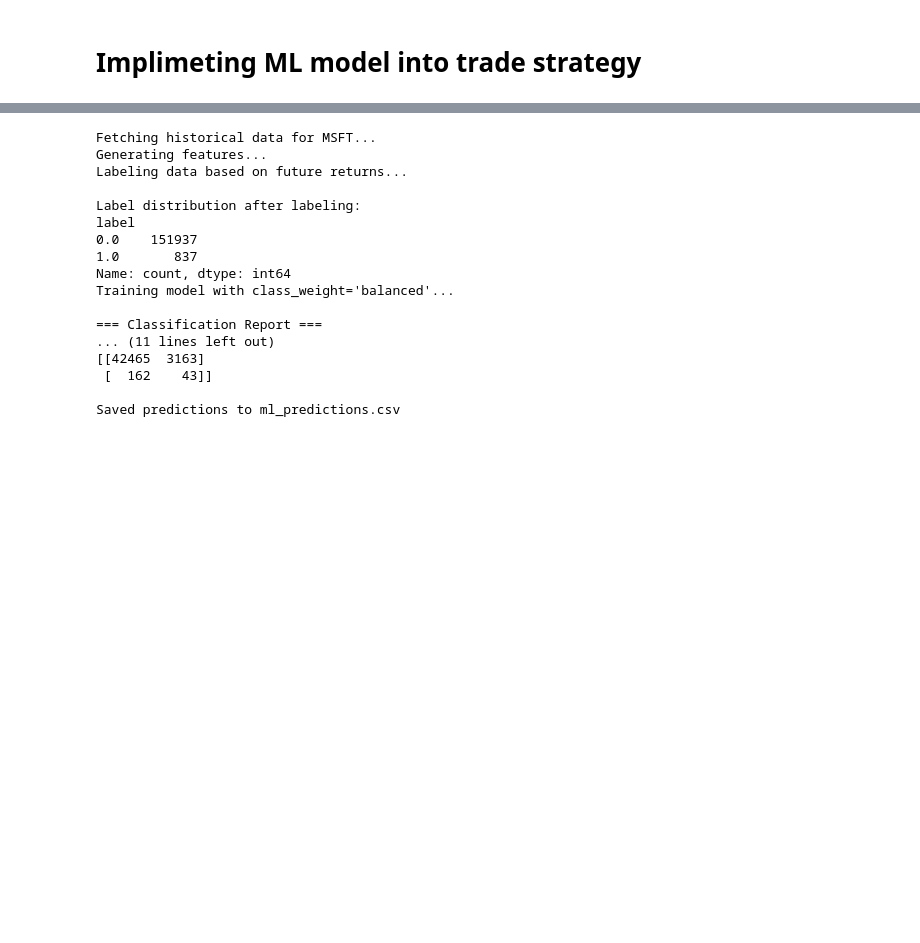
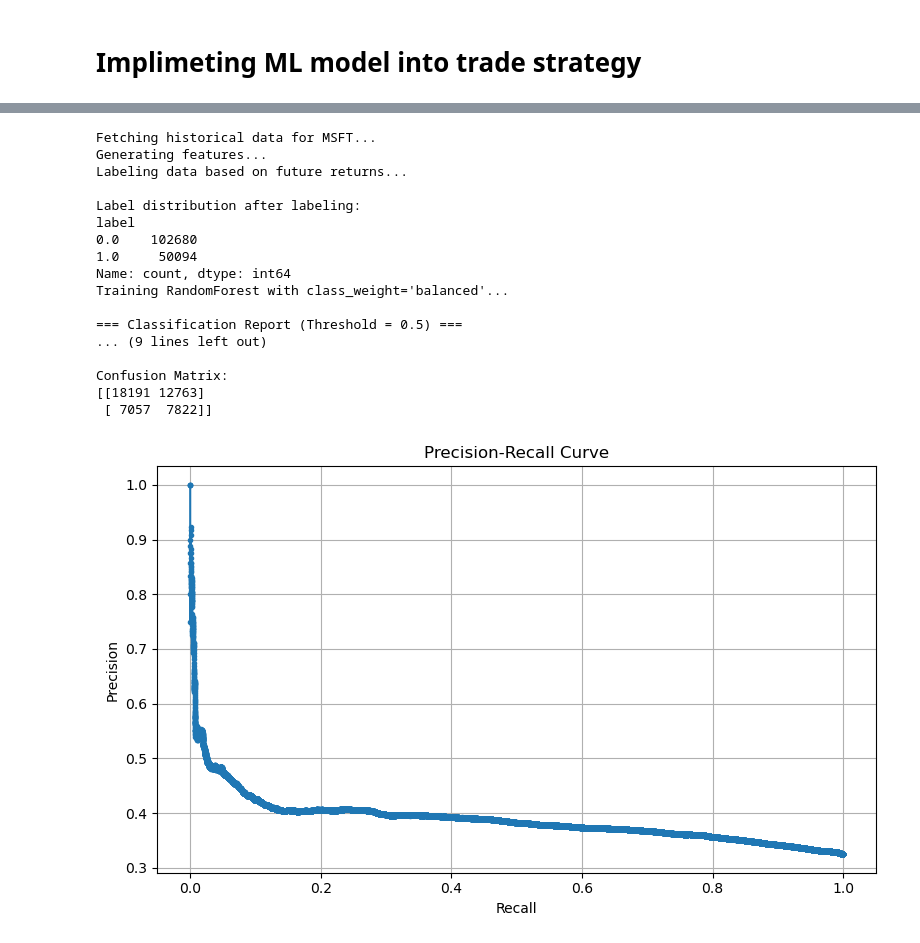
Before and after one commit to apasvenskas/Tesla-Stock-Analysis, a Jupyter notebook: ML_Model.ipynb, the cells around one changed output, grey strips where cells are left out. Cells and saved outputs as stored; diff of their text form; code cells hidden in the pictures; blank space fills up the shorter version.

Commit message:
threshold adjustments and output

```diff
--- a/ML_Model.ipynb
+++ b/ML_Model.ipynb
@@ -35,10 +56,12 @@ data_client = StockHistoricalDataClient(API_KEY, API_SECRET)
 SYMBOL = "MSFT"
 # %%
 LOOKAHEAD_BARS = 30
-RETURN_THRESHOLD = 0.01  # 1%
+RETURN_THRESHOLD = 0.001
+CUSTOM_THRESHOLD = 0.5  # adjust between 0.5 and 0.95
 
-# === Step 1: Fetch historical data ===
+# === Step 1: Fetch Historical Data ===
 print(f"Fetching historical data for {SYMBOL}...")
+data_client = StockHistoricalDataClient(API_KEY, API_SECRET)
 request = StockBarsRequest(
     symbol_or_symbols=[SYMBOL],
     timeframe=TimeFrame.Minute,
@@ -48,7 +71,7 @@ request = StockBarsRequest(
 )
 bars = data_client.get_stock_bars(request).df
 
-# === Step 2: Clean DataFrame ===
+# === Step 2: Clean and Prepare DataFrame ===
 if isinstance(bars.index, pd.MultiIndex):
     df = bars.xs(SYMBOL, level='symbol').reset_index()
 else:
@@ -59,32 +82,28 @@ df['date'] = df['timestamp'].dt.date
 
 # === Step 3: Feature Engineering ===
 print("Generating features...")
-
-# Basic indicators
 df['rsi'] = momentum.RSIIndicator(df['close'], window=14).rsi()
 df['atr'] = volatility.AverageTrueRange(df['high'], df['low'], df['close'], window=14).average_true_range()
 df['macd_diff'] = trend.MACD(df['close']).macd_diff()
 df['vol_rolling'] = df['volume'].rolling(30).mean()
 df['atr_ratio'] = df['atr'] / df['close']
 
-# Trend info
 df['daily_close'] = df.groupby('date')['close'].transform('last')
 df['sma_trend'] = df['daily_close'].rolling(20).mean()
 df['daily_trend'] = np.where(df['daily_close'] > df['sma_trend'], 'up', 'down')
 df['trend_num'] = df['daily_trend'].map({'up': 1, 'down': -1})
 
-# Additional features
+# Advanced features
 df['returns'] = df['close'].pct_change()
 df['volatility'] = df['returns'].rolling(20).std()
 df['volume_spike'] = df['volume'] / df['volume'].rolling(20).mean()
 df['sma_slope'] = df['sma_trend'].diff()
 
-# Lagged momentum features
 for lag in range(1, 4):
     df[f'rsi_lag{lag}'] = df['rsi'].shift(lag)
     df[f'macd_diff_lag{lag}'] = df['macd_diff'].shift(lag)
 
-# === Step 4: Return-Based Labeling ===
+# === Step 4: Label Generation Based on Future Returns ===
 def generate_labels_by_future_return(df, lookahead=30, threshold=0.01):
     labels = []
     for i in range(len(df) - lookahead):
@@ -96,7 +115,7 @@ def generate_labels_by_future_return(df, lookahead=30, threshold=0.01):
 print("Labeling data based on future returns...")
 df['label'] = generate_labels_by_future_return(df, lookahead=LOOKAHEAD_BARS, threshold=RETURN_THRESHOLD)
 
-# === Step 5: Prepare Dataset ===
+# === Step 5: Prepare Training Data ===
 features = [
     'rsi', 'macd_diff', 'vol_rolling', 'atr', 'atr_ratio', 'trend_num',
     'volatility', 'volume_spike', 'sma_slope',
@@ -105,54 +124,75 @@ features = [
 ]
 
 df = df.dropna(subset=features + ['label'])
-
 X = df[features]
 y = df['label']
 
 print("\nLabel distribution after labeling:")
 print(y.value_counts())
 
 # === Step 6: Train/Test Split ===
 X_train, X_test, y_train, y_test = train_test_split(X, y, test_size=0.3, shuffle=False)
 
 # === Step 7: Train Model with Class Weighting ===
-print("Training model with class_weight='balanced'...")
+print(f"Training RandomForest with class_weight='balanced'...")
 model = RandomForestClassifier(
     n_estimators=200,
     max_depth=6,
     class_weight='balanced',
     random_state=42
 )
 model.fit(X_train, y_train)
 
-# === Step 8: Evaluation ===
-y_pred = model.predict(X_test)
-print("\n=== Classification Report ===")
-print(classification_report(y_test, y_pred, zero_division=0))
+# === Step 8: Prediction with Thresholding ===
+probs = model.predict_proba(X_test)[:, 1]
+y_pred_thresh = (probs > CUSTOM_THRESHOLD).astype(int)
+
+# === Step 9: Evaluation ===
+print(f"\n=== Classification Report (Threshold = {CUSTOM_THRESHOLD}) ===")
+print(classification_report(y_test, y_pred_thresh, zero_division=0))
 print("\nConfusion Matrix:")
-print(confusion_matrix(y_test, y_pred))
+print(confusion_matrix(y_test, y_pred_thresh))
 
-# === Step 9: Output Predictions ===
-df.loc[X_test.index, 'predicted_label'] = y_pred
-df.loc[X_test.index, 'predicted_prob'] = model.predict_proba(X_test)[:, 1]
+# === Step 10: Precision-Recall Curve ===
+precision, recall, thresholds = precision_recall_curve(y_test, probs)
 
+plt.figure(figsize=(8, 5))
+plt.plot(recall, precision, marker='.')
+plt.title('Precision-Recall Curve')
+plt.xlabel('Recall')
+plt.ylabel('Precision')
+plt.grid()
+plt.tight_layout()
+plt.show()
+
+# === Step 11: Feature Importance ===
+print("\n=== Feature Importances ===")
+importances = model.feature_importances_
+for feat, imp in sorted(zip(features, importances), key=lambda x: x[1], reverse=True):
+    print(f"{feat}: {imp:.4f}")
+
+# === Step 12: Save Prediction Output ===
+df.loc[X_test.index, 'predicted_label'] = y_pred_thresh
+df.loc[X_test.index, 'predicted_prob'] = probs
 df[['timestamp', 'close', 'label', 'predicted_label', 'predicted_prob']].to_csv("ml_predictions.csv", index=False)
+
 print("\nSaved predictions to ml_predictions.csv")
 # %% [output]
 Fetching historical data for MSFT...
 Generating features...
 Labeling data based on future returns...
 
 Label distribution after labeling:
 label
-0.0    151937
-1.0       837
+0.0    102680
+1.0     50094
 Name: count, dtype: int64
-Training model with class_weight='balanced'...
+Training RandomForest with class_weight='balanced'...
 
-=== Classification Report ===
-... (11 lines left out)
-[[42465  3163]
- [  162    43]]
+=== Classification Report (Threshold = 0.5) ===
+... (9 lines left out)
 
-Saved predictions to ml_predictions.csv
+Confusion Matrix:
+[[18191 12763]
+ [ 7057  7822]]
+[figure, added]
```
Also changed, not shown: parts of 3 cells of this notebook, 1 other file.
